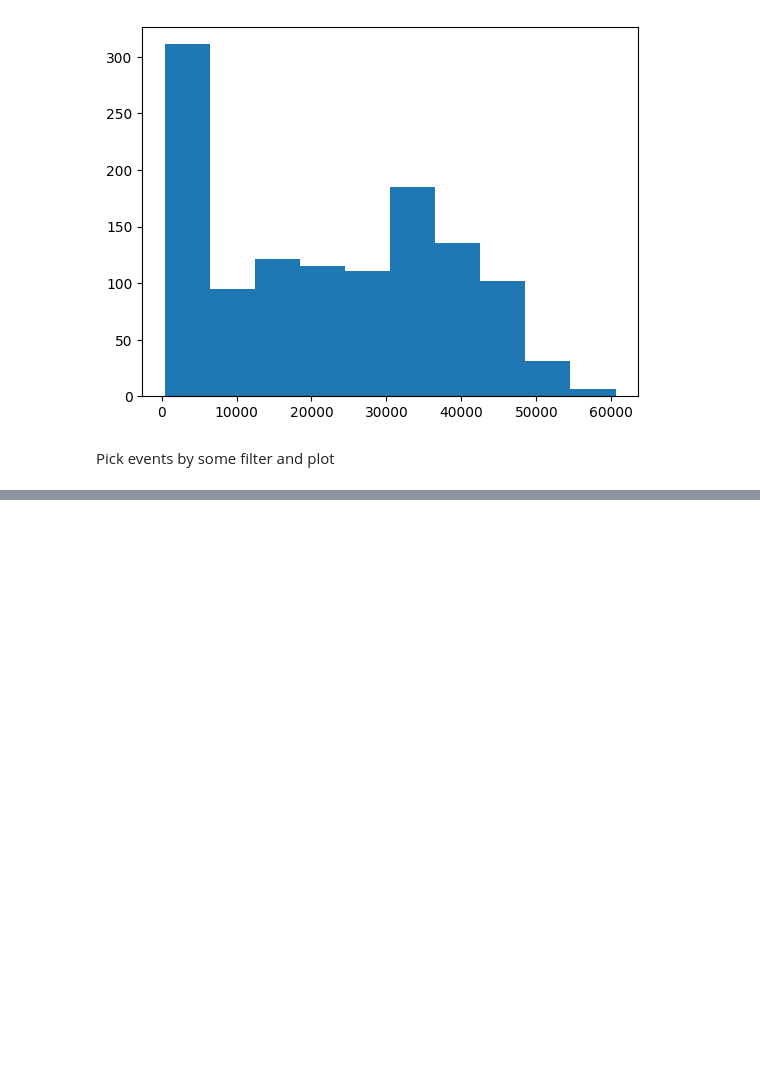
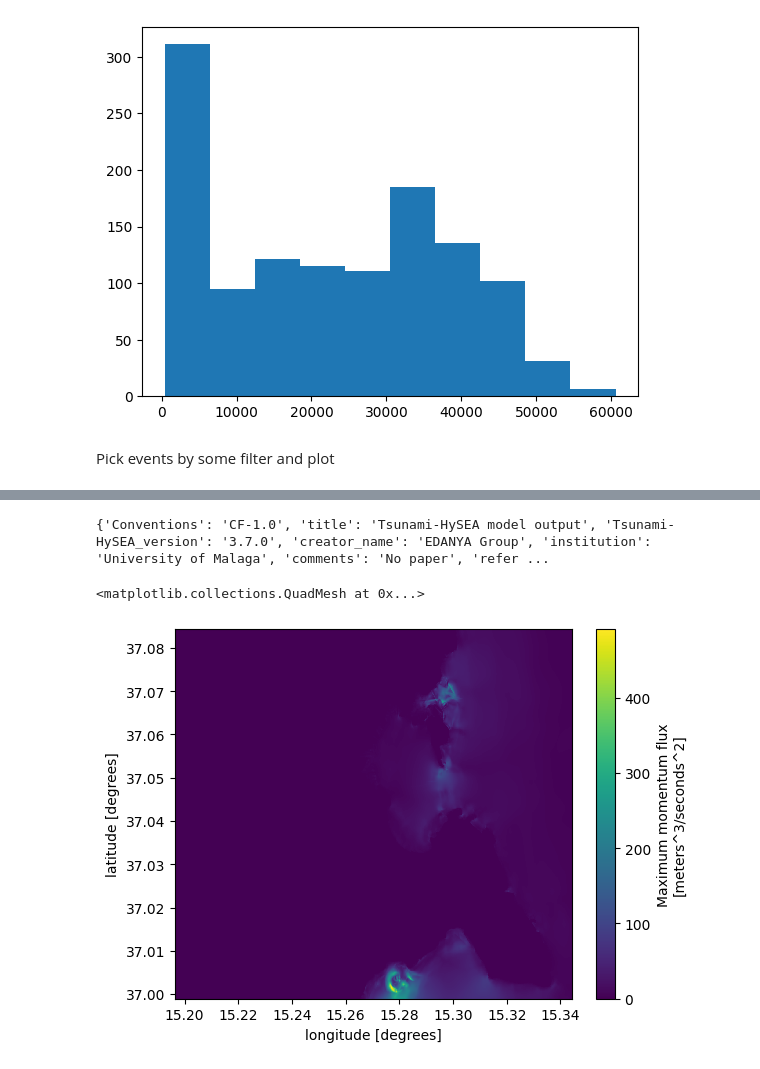
Before and after one commit to naveenragur/ML4SicilyTsunami, a Jupyter notebook: scripts/explore_INGVdataMaxHeight.ipynb, the cells around one changed output, grey strips where cells are left out. Drawn from its saved outputs; the diff is of its cells as text; code cells hidden in the pictures; blank space fills up the shorter version.

```diff
--- a/scripts/explore_INGVdataMaxHeight.ipynb
+++ b/scripts/explore_INGVdataMaxHeight.ipynb
@@ -506,3 +507,19 @@ Try using .loc[row_indexer,col_indexer] = value instead
 See the caveats in the documentation: https://pandas.pydata.org/pandas-docs/stable/user_guide/indexing.html#returning-a-view-versus-a-copy
   sample_events['pop'] = sample_events['ID'] + '_' + sample_events['Mag'].astype(str)
 [interactive output not drawn]
+# %%
+import xarray as xr
+import numpy as np
+
+ncfile = '/mnt/data/temp/BS_1474/0051_E01267N3753E01646N3535-BS-M809_E01491N3670_D010_S292D30R270_A006995_S075_SR_10m.nc'
+ds = xr.open_dataset(ncfile)
+
+# print attribute of ds
+print(ds.attrs)
+
+#plot variables deformation
+ds.max_mom_flux.plot()
+# %% [output]
+{'Conventions': 'CF-1.0', 'title': 'Tsunami-HySEA model output', 'Tsunami-HySEA_version': '3.7.0', 'creator_name': 'EDANYA Group', 'institution': 'University of Malaga', 'comments': 'No paper', 'refer ...
+<matplotlib.collections.QuadMesh at 0x...>
+[figure, added]
```
Also changed, not shown: parts of 1 cell of this notebook, 4 other files.
